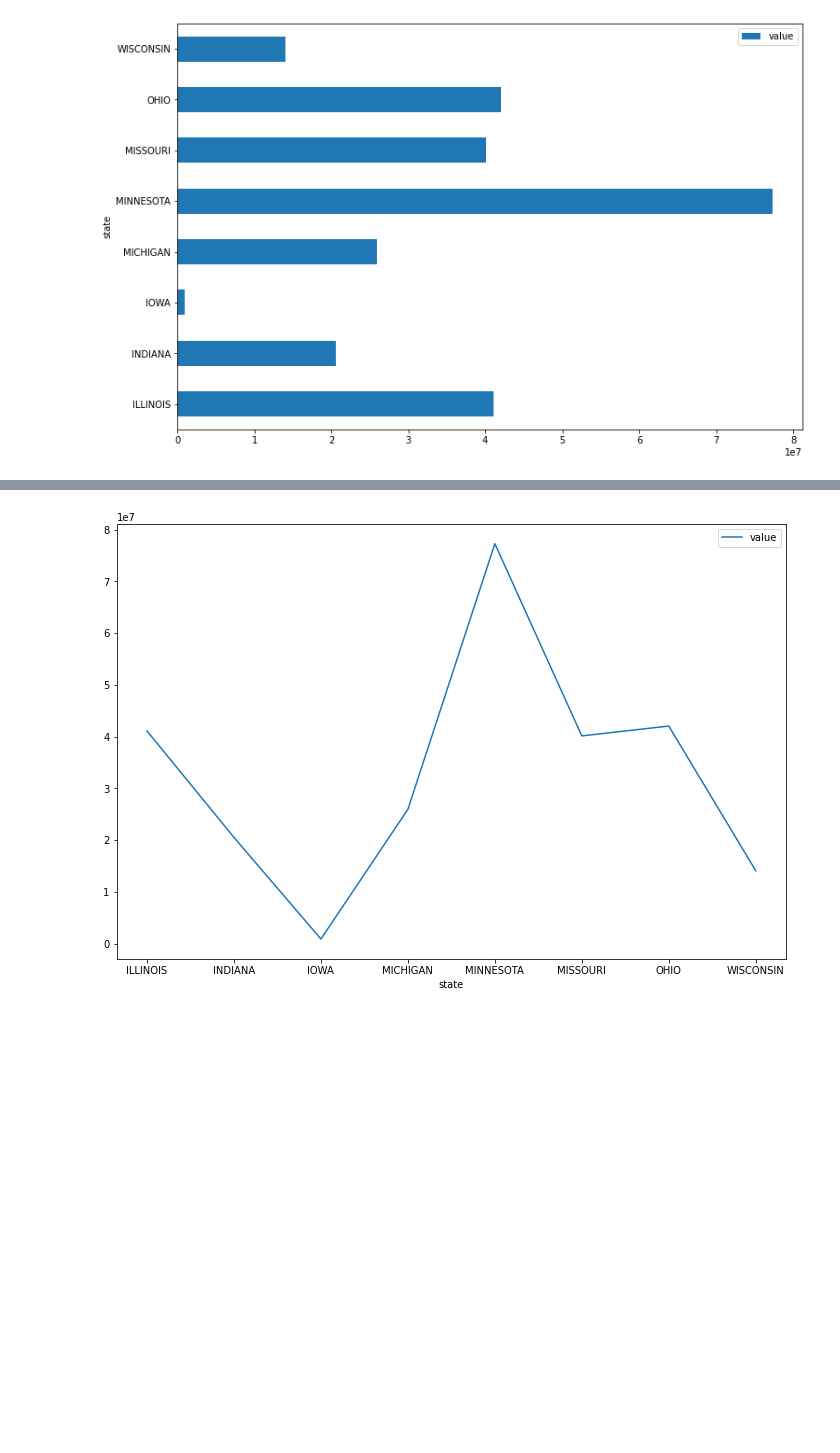
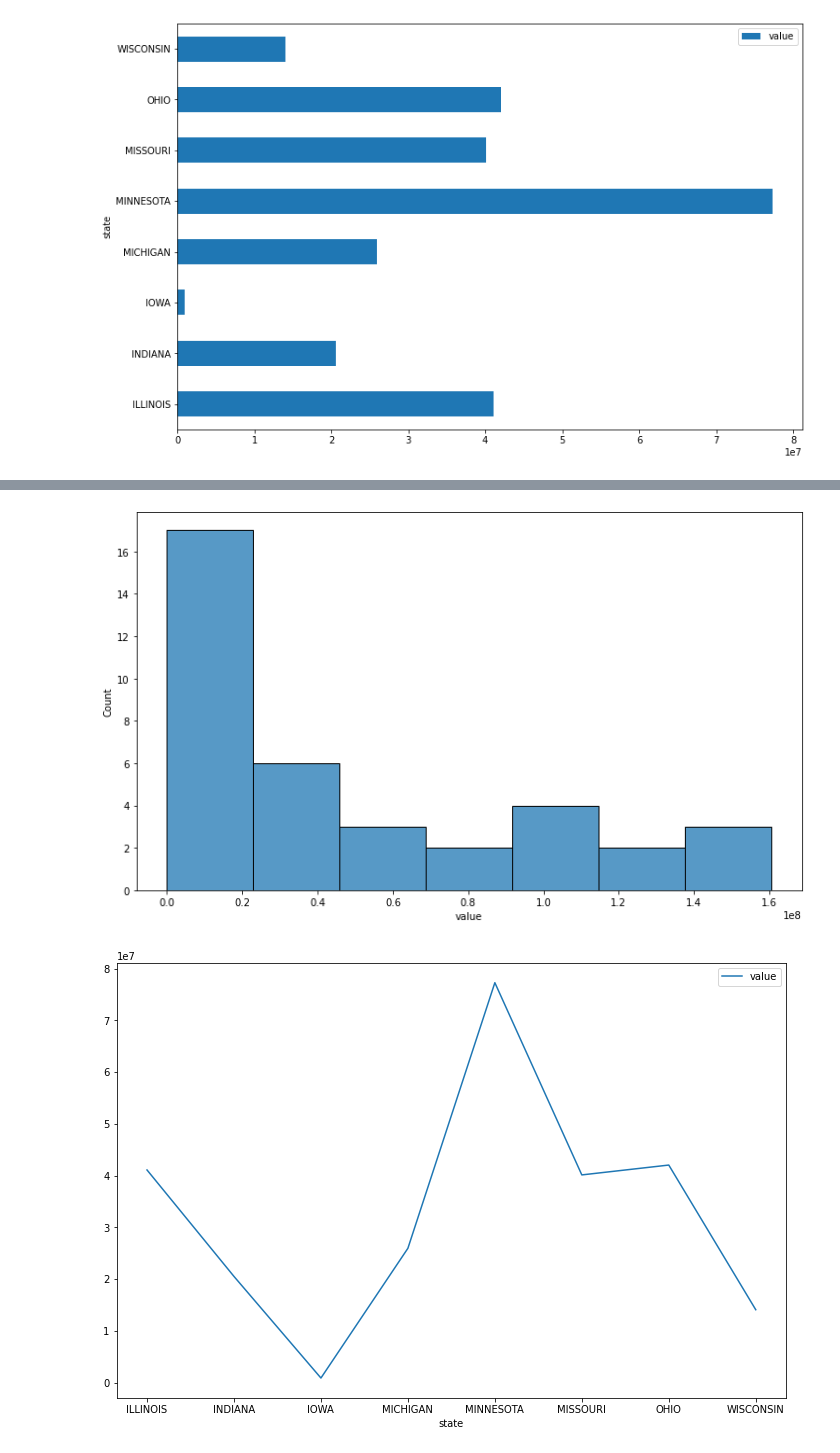
Before and after one commit to dcast822/Drought_analysis, a Jupyter notebook: wheat_eda.ipynb, the cells around one changed output, grey strips where cells are left out. Cells and saved outputs as stored; diff of their text form; code cells hidden in the pictures; blank space fills up the shorter version.

```diff
--- a/wheat_eda.ipynb
+++ b/wheat_eda.ipynb
@@ -118,3 +133,8 @@ mean_bar(mid);
+# %%
+plt.figure(figsize=(12,7))
+sns.histplot(west['value']);
+# %% [output]
+[figure, added]
 # %%
 def plot_bar(df):
     return df.groupby(by=['state'])[['value']].mean().plot(figsize=(12,8));
```
Also changed, not shown: parts of 44 cells of this notebook.
